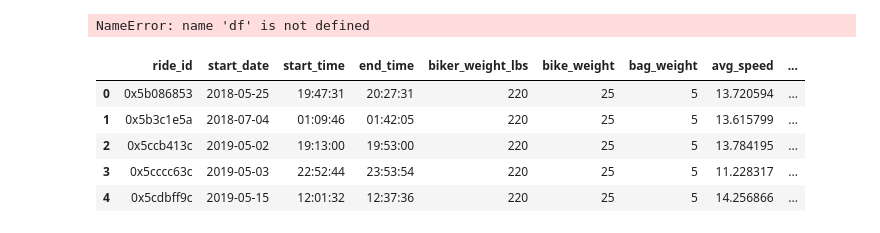
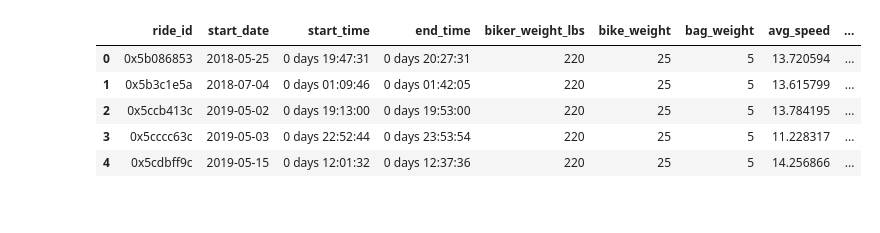
Before and after one commit to ericbauer55/bike-fitness-tracking, a Jupyter notebook: notebooks/1_Post_Enrichment_EDA/0_ride_summary_exploration.ipynb, the cells around one changed output. Drawn from its saved outputs; the diff is of its cells as text; code cells hidden in the pictures.

```diff
--- a/notebooks/1_Post_Enrichment_EDA/0_ride_summary_exploration.ipynb
+++ b/notebooks/1_Post_Enrichment_EDA/0_ride_summary_exploration.ipynb
@@ -10,16 +10,14 @@ CSV_DATA = Path().cwd().parent.parent / "data/1_transformed"
 # %%
 df = pd.read_csv(CSV_DATA/'summary/ride_summary.csv')
 df['start_date'] = pd.to_datetime(df['start_date'])
-df['start_time'] = pd.to_datetime(df['start_time'])
-df['end_time'] = pd.to_datetime(df['end_time'])
+df['start_time'] = pd.to_timedelta(df['start_time'])
+df['end_time'] = pd.to_timedelta(df['end_time'])
-# %% [output]
-NameError: name 'df' is not defined
 # %%
-df_summary.head()
+df.head()
 # %% [output]
 |  | ride_id | start_date | start_time | end_time | biker_weight_lbs | bike_weight | bag_weight | avg_speed | ... |
-| 0 | 0x5b086853 | 2018-05-25 | 19:47:31 | 20:27:31 | 220 | 25 | 5 | 13.720594 | ... |
-| 1 | 0x5b3c1e5a | 2018-07-04 | 01:09:46 | 01:42:05 | 220 | 25 | 5 | 13.615799 | ... |
-| 2 | 0x5ccb413c | 2019-05-02 | 19:13:00 | 19:53:00 | 220 | 25 | 5 | 13.784195 | ... |
-| 3 | 0x5cccc63c | 2019-05-03 | 22:52:44 | 23:53:54 | 220 | 25 | 5 | 11.228317 | ... |
-| 4 | 0x5cdbff9c | 2019-05-15 | 12:01:32 | 12:37:36 | 220 | 25 | 5 | 14.256866 | ... |
+| 0 | 0x5b086853 | 2018-05-25 | 0 days 19:47:31 | 0 days 20:27:31 | 220 | 25 | 5 | 13.720594 | ... |
+| 1 | 0x5b3c1e5a | 2018-07-04 | 0 days 01:09:46 | 0 days 01:42:05 | 220 | 25 | 5 | 13.615799 | ... |
+| 2 | 0x5ccb413c | 2019-05-02 | 0 days 19:13:00 | 0 days 19:53:00 | 220 | 25 | 5 | 13.784195 | ... |
+| 3 | 0x5cccc63c | 2019-05-03 | 0 days 22:52:44 | 0 days 23:53:54 | 220 | 25 | 5 | 11.228317 | ... |
+| 4 | 0x5cdbff9c | 2019-05-15 | 0 days 12:01:32 | 0 days 12:37:36 | 220 | 25 | 5 | 14.256866 | ... |
```
Also changed, not shown: parts of 5 cells of this notebook.
